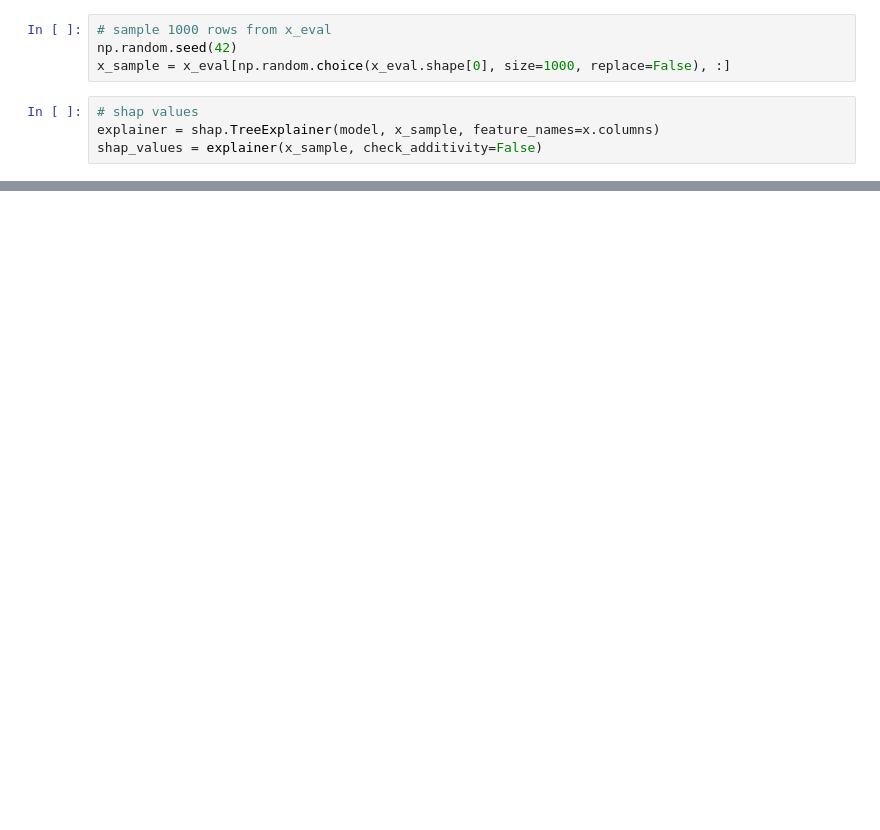
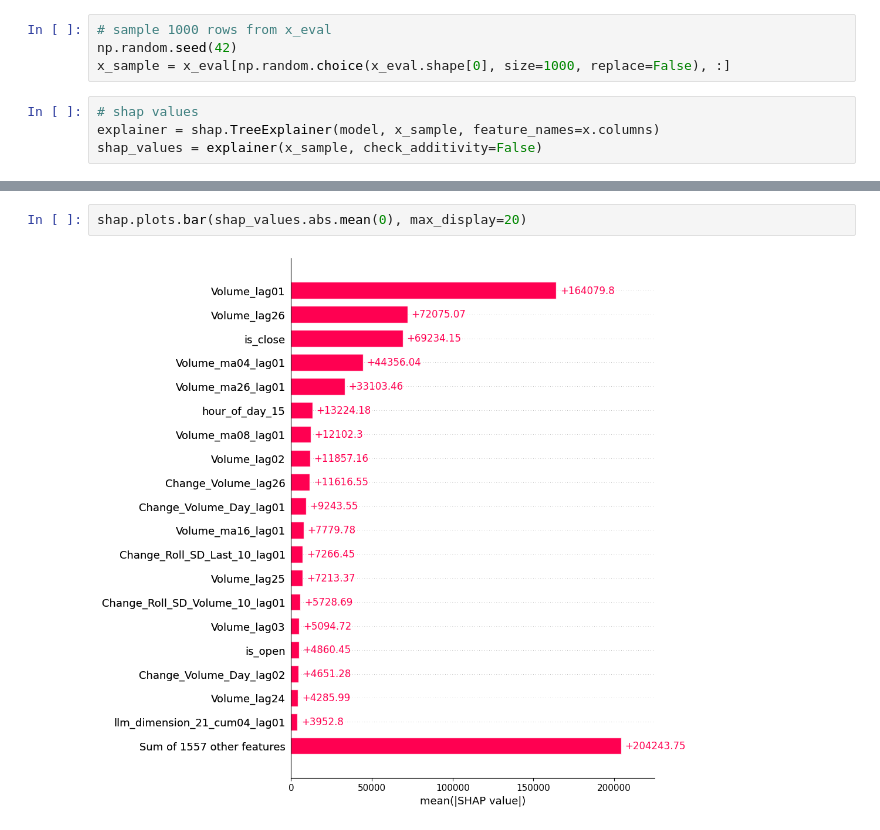
Before and after one commit to svanomm/sentiment-volume-forecasting, a Jupyter notebook: Scripts/05 Models/08 Best Model Shapley Values.ipynb, the cells around one changed output, grey strips where cells are left out. Drawn from its saved outputs; the diff is of its cells as text; blank space fills up the shorter version.

```diff
--- a/Scripts/05 Models/08 Best Model Shapley Values.ipynb
+++ b/Scripts/05 Models/08 Best Model Shapley Values.ipynb
@@ -88,0 +91,4 @@ shap.plots.beeswarm(shap_values, max_display=100)
+# %%
+shap.plots.bar(shap_values.abs.mean(0), max_display=20)
+# %% [output]
+[figure, added]
```
Also changed, not shown: parts of 11 cells of this notebook, 14 other files.
